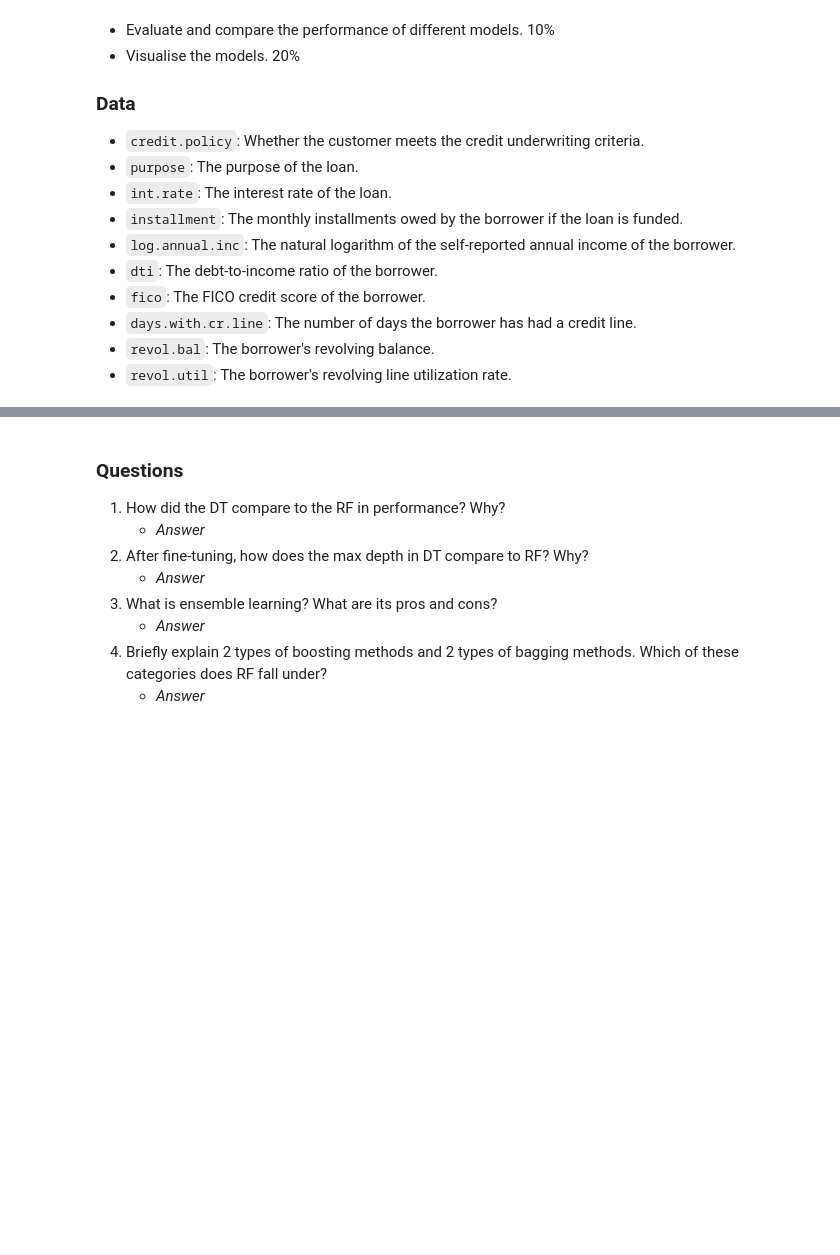
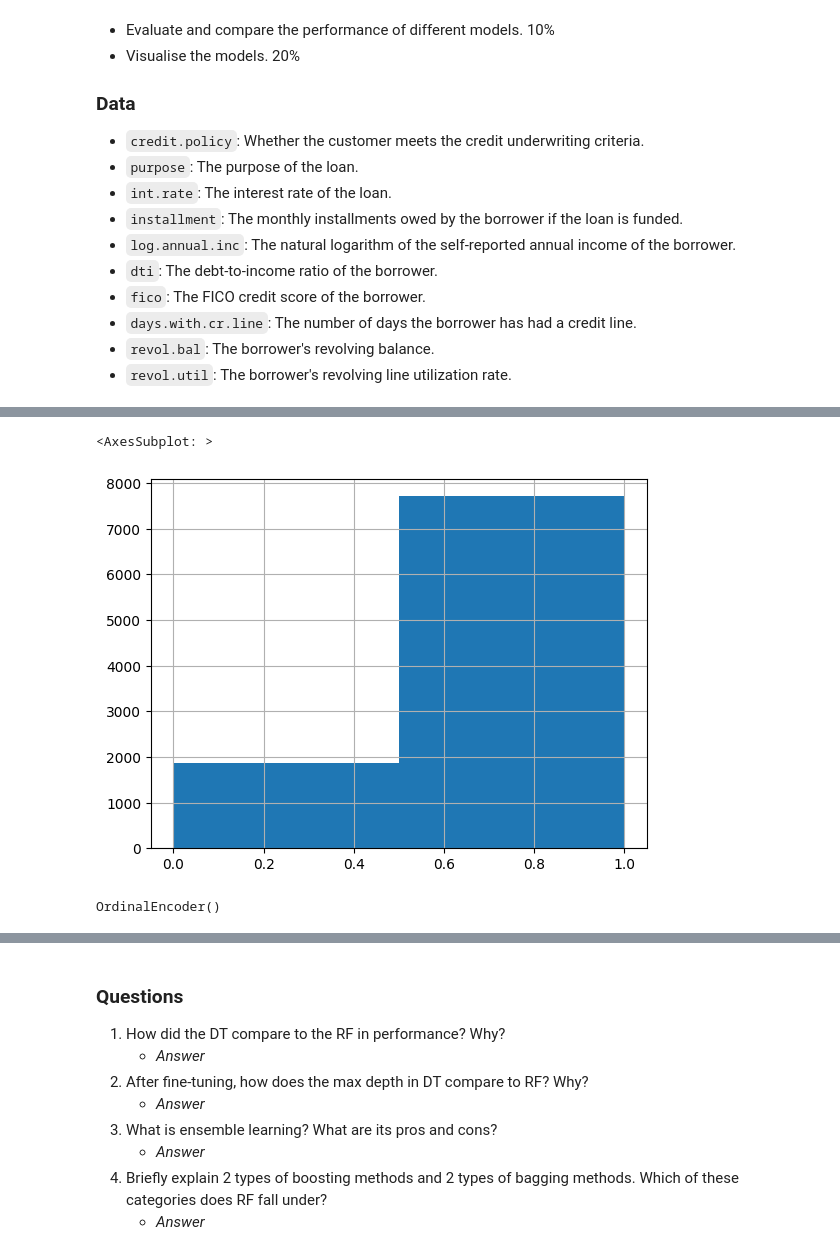
Before and after one commit to eivankin/iml_s23, a Jupyter notebook: ass2/EvgenijIvankin.ipynb, the cells around one changed output, grey strips where cells are left out. Cells and saved outputs as stored; diff of their text form; code cells hidden in the pictures; blank space fills up the shorter version.

```diff
--- a/ass2/EvgenijIvankin.ipynb
+++ b/ass2/EvgenijIvankin.ipynb
@@ -391,0 +411,3 @@ For evaluating your models, do $80/20$ train test split.
+# %%
+train_df = pd.read_csv('loan_data.csv')
+train_df.head()
@@ -391,0 +432,12 @@ For evaluating your models, do $80/20$ train test split.
+# %%
+train_df['credit.policy'].hist(bins=2)
+# %% [output]
+<AxesSubplot: >
+[figure, added]
+# %%
+from sklearn.preprocessing import OrdinalEncoder
+
+purpose_encoder = OrdinalEncoder()
+purpose_encoder.fit(train_df.purpose.to_numpy().reshape(-1, 1))
+# %% [output]
+OrdinalEncoder()
```
Also changed, not shown: parts of 27 cells of this notebook.
